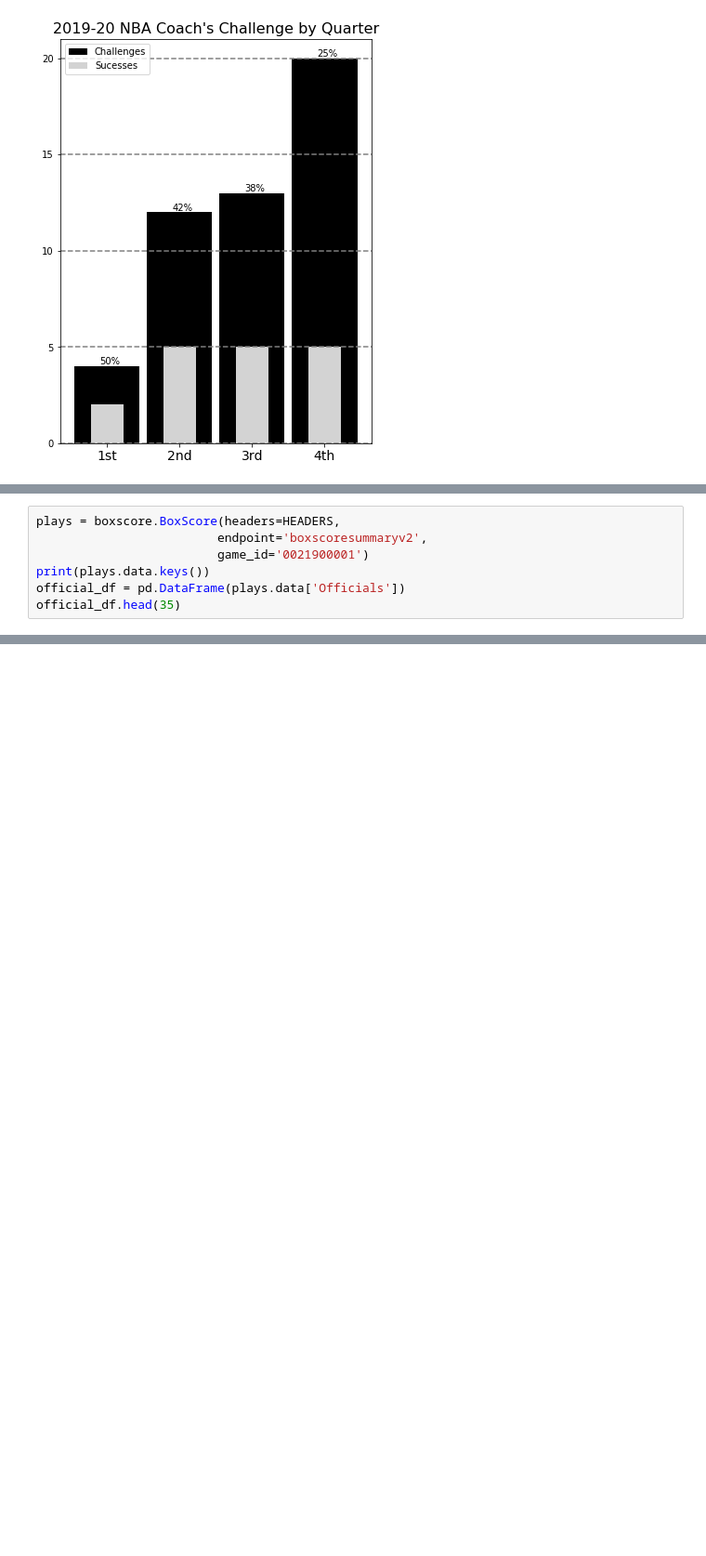
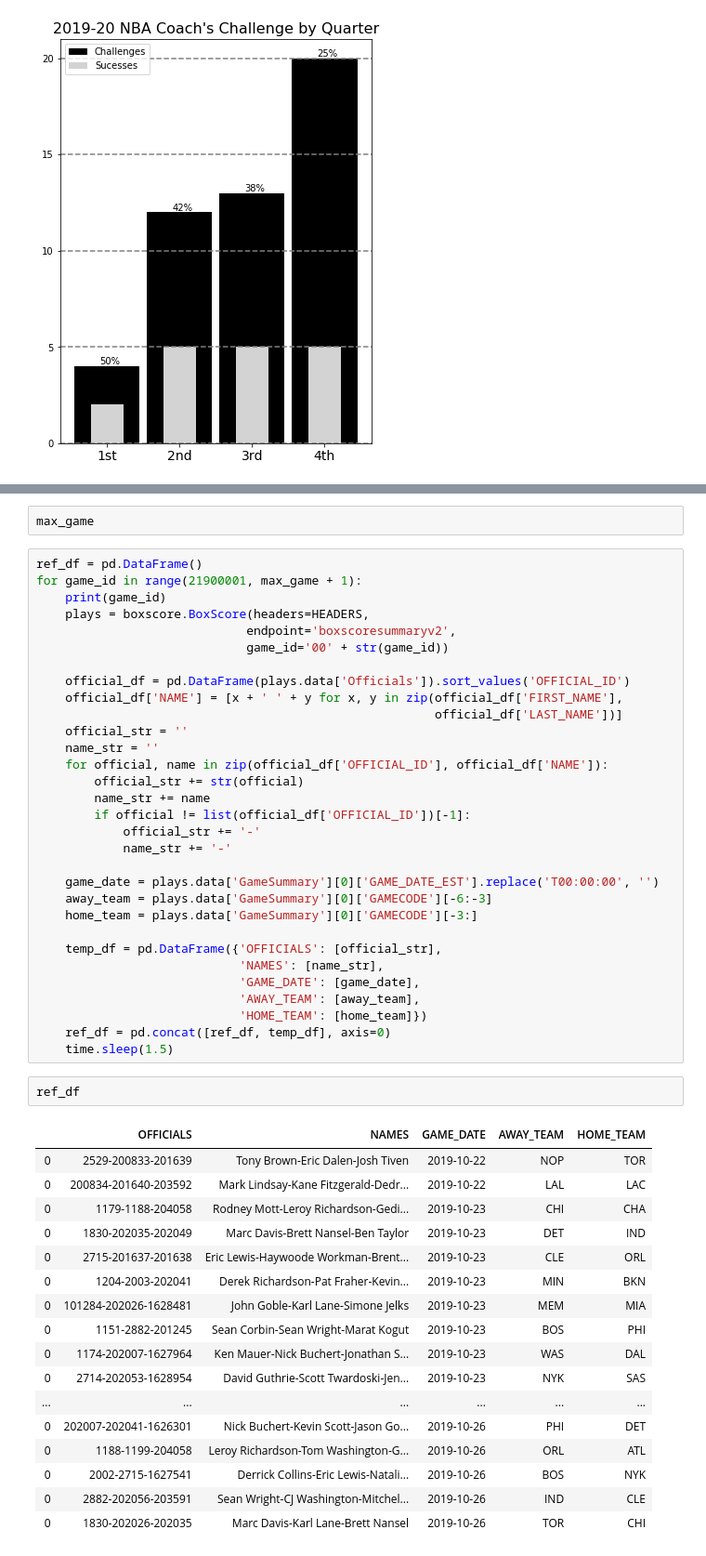
Before and after one commit to basketballrelativity/challenges, a Jupyter notebook: challenges_exploration.ipynb, the cells around one changed output, grey strips where cells are left out. Shown: that part at 93% size. Drawn from its saved outputs; the diff is of its cells as text; blank space fills up the shorter version.

```diff
--- a/challenges_exploration.ipynb
+++ b/challenges_exploration.ipynb
@@ -250,7 +256,0 @@ Assuming that the rate of incorrect and challengeable plays is constant througho
-# %%
-plays = boxscore.BoxScore(headers=HEADERS,
-                         endpoint='boxscoresummaryv2',
-                         game_id='0021900001')
-print(plays.data.keys())
-official_df = pd.DataFrame(plays.data['Officials'])
-official_df.head(35)
@@ -268,0 +283,53 @@ game_df.head()
+# %%
+max_game
+# %%
+ref_df = pd.DataFrame()
+for game_id in range(21900001, max_game + 1):
+    print(game_id)
+    plays = boxscore.BoxScore(headers=HEADERS,
+                             endpoint='boxscoresummaryv2',
+                             game_id='00' + str(game_id))
+
+    official_df = pd.DataFrame(plays.data['Officials']).sort_values('OFFICIAL_ID')
+    official_df['NAME'] = [x + ' ' + y for x, y in zip(official_df['FIRST_NAME'],
+                                                       official_df['LAST_NAME'])]
+    official_str = ''
+    name_str = ''
+    for official, name in zip(official_df['OFFICIAL_ID'], official_df['NAME']):
+        official_str += str(official)
+        name_str += name
+        if official != list(official_df['OFFICIAL_ID'])[-1]:
+            official_str += '-'
+            name_str += '-'
+
+    game_date = plays.data['GameSummary'][0]['GAME_DATE_EST'].replace('T00:00:00', '')
+    away_team = plays.data['GameSummary'][0]['GAMECODE'][-6:-3]
+    home_team = plays.data['GameSummary'][0]['GAMECODE'][-3:]
+
+    temp_df = pd.DataFrame({'OFFICIALS': [official_str],
+                            'NAMES': [name_str],
+                            'GAME_DATE': [game_date],
+                            'AWAY_TEAM': [away_team],
+                            'HOME_TEAM': [home_team]})
+    ref_df = pd.concat([ref_df, temp_df], axis=0)
+    time.sleep(1.5)
+# %%
+ref_df
+# %% [output]
+|  | OFFICIALS | NAMES | GAME_DATE | AWAY_TEAM | HOME_TEAM |
+| 0 | 2529-200833-201639 | Tony Brown-Eric Dalen-Josh Tiven | 2019-10-22 | NOP | TOR |
+| 0 | 200834-201640-203592 | Mark Lindsay-Kane Fitzgerald-Dedr... | 2019-10-22 | LAL | LAC |
+| 0 | 1179-1188-204058 | Rodney Mott-Leroy Richardson-Gedi... | 2019-10-23 | CHI | CHA |
+| 0 | 1830-202035-202049 | Marc Davis-Brett Nansel-Ben Taylor | 2019-10-23 | DET | IND |
+| 0 | 2715-201637-201638 | Eric Lewis-Haywoode Workman-Brent... | 2019-10-23 | CLE | ORL |
+| 0 | 1204-2003-202041 | Derek Richardson-Pat Fraher-Kevin... | 2019-10-23 | MIN | BKN |
+| 0 | 101284-202026-1628481 | John Goble-Karl Lane-Simone Jelks | 2019-10-23 | MEM | MIA |
+| 0 | 1151-2882-201245 | Sean Corbin-Sean Wright-Marat Kogut | 2019-10-23 | BOS | PHI |
+| 0 | 1174-202007-1627964 | Ken Mauer-Nick Buchert-Jonathan S... | 2019-10-23 | WAS | DAL |
+| 0 | 2714-202053-1628954 | David Guthrie-Scott Twardoski-Jen... | 2019-10-23 | NYK | SAS |
+| ... | ... | ... | ... | ... | ... |
+| 0 | 202007-202041-1626301 | Nick Buchert-Kevin Scott-Jason Go... | 2019-10-26 | PHI | DET |
+| 0 | 1188-1199-204058 | Leroy Richardson-Tom Washington-G... | 2019-10-26 | ORL | ATL |
+| 0 | 2002-2715-1627541 | Derrick Collins-Eric Lewis-Natali... | 2019-10-26 | BOS | NYK |
+| 0 | 2882-202056-203591 | Sean Wright-CJ Washington-Mitchel... | 2019-10-26 | IND | CLE |
+| 0 | 1830-202026-202035 | Marc Davis-Karl Lane-Brett Nansel | 2019-10-26 | TOR | CHI |
```
Also changed, not shown: parts of 9 cells of this notebook.
